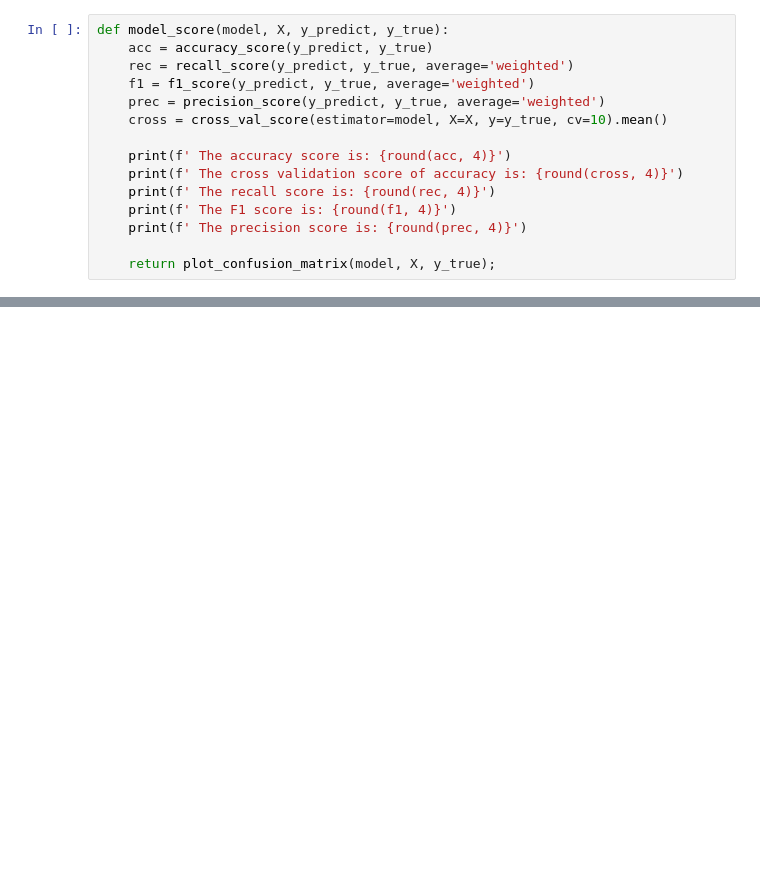
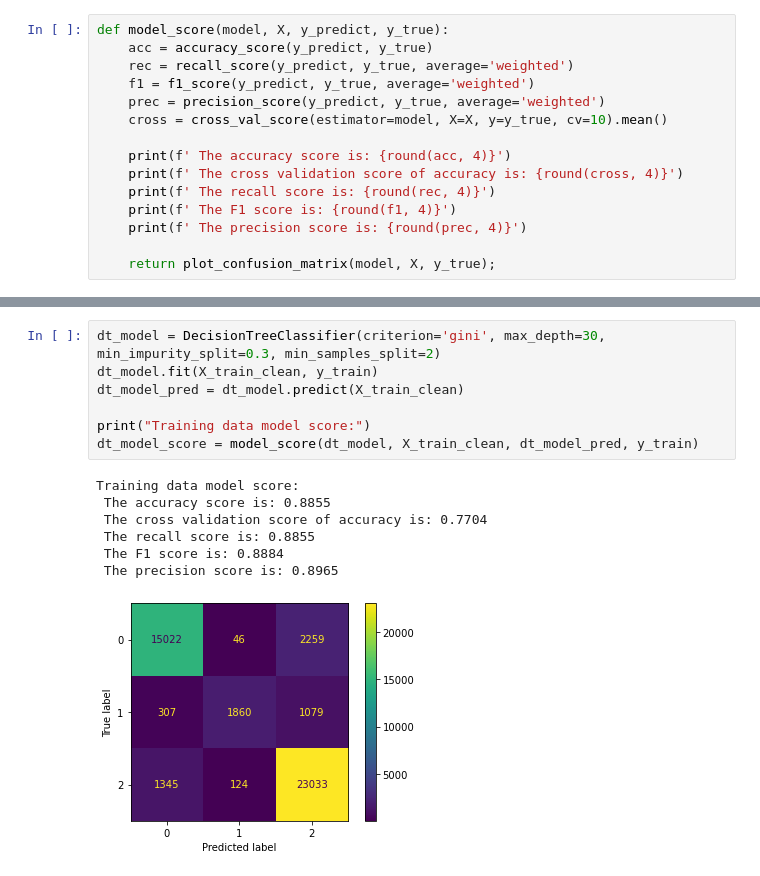
Before and after one commit to Alarsen16/Tanzanian_Water_Wells_Status, a Jupyter notebook: Final Notebook.ipynb, the cells around one changed output, grey strips where cells are left out. Drawn from its saved outputs; the diff is of its cells as text; blank space fills up the shorter version.

```diff
--- a/Final Notebook.ipynb
+++ b/Final Notebook.ipynb
@@ -313,0 +371,15 @@ Generalized Linear Model Regression Results
+# %%
+dt_model = DecisionTreeClassifier(criterion='gini', max_depth=30, min_impurity_split=0.3, min_samples_split=2)
+dt_model.fit(X_train_clean, y_train)
+dt_model_pred = dt_model.predict(X_train_clean)
+
+print("Training data model score:")
+dt_model_score = model_score(dt_model, X_train_clean, dt_model_pred, y_train)
+# %% [output]
+Training data model score:
+ The accuracy score is: 0.8855
+ The cross validation score of accuracy is: 0.7704
+ The recall score is: 0.8855
+ The F1 score is: 0.8884
+ The precision score is: 0.8965
+[figure, added]
```
Also changed, not shown: parts of 12 cells of this notebook, 1 other file.
